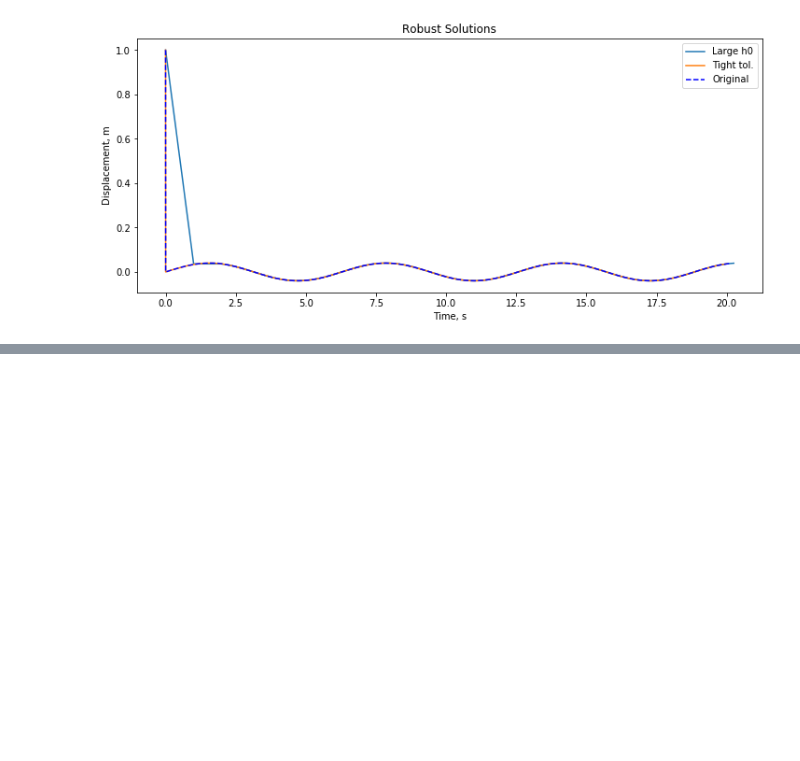
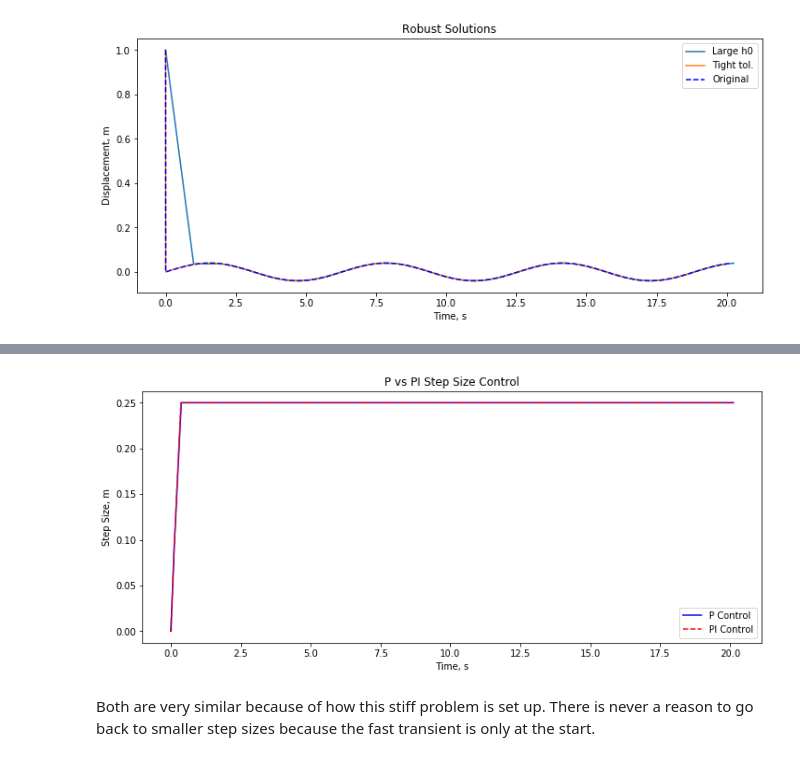
Before and after one commit to tlthomas3/coe311k, a Jupyter notebook: Thomas-Thomas-COE311K-FinalProject-Part3.ipynb, the cells around one changed output, grey strips where cells are left out. Saved outputs shown, nothing was run; the diff lists cells and outputs as text; code cells hidden in the pictures; blank space fills up the shorter version.

```diff
--- a/Thomas-Thomas-COE311K-FinalProject-Part3.ipynb
+++ b/Thomas-Thomas-COE311K-FinalProject-Part3.ipynb
@@ -121,14 +123,18 @@ def two_halves(f, x_n, t, h, tol=1e-4, iterations=50):
     x_n1 = nr_step_basic(f, x_n1_2, t+(h/2), h/2, tol, iterations)
     return x_n1
 
+# Modular step size function (for bonus PI controller implementation later)
+def proportional_h(tol, err, prev_err):
+    return np.sqrt(tol / (err + 1e-10))
+
 # Euler's Backward with Adaptive Step Size
-def euler_backward_adaptive(f, x0, t0, tf, h0, single_func=nr_step_basic, complex_func=two_halves, tol=1e-4, iterations=50):
+def euler_backward_adaptive(f, x0, t0, tf, h0, single_func=nr_step_basic, complex_func=two_halves, step_size_func=proportional_h, tol=1e-4, min_h=1e-7, iterations=50):
     t_vals = [t0]
     x_vals = [x0]
     nr_iterations = []
     nr_convergence = []
     h_vals = [h0]
-    errs = []
+    errs = [0]
     h = h0
 
     while t_vals[-1] <= tf:
@@ -136,9 +142,9 @@ def euler_backward_adaptive(f, x0, t0, tf, h0, single_func=nr_step_basic, comple
         complex_step = complex_func(f, x_vals[-1], t_vals[-1], h, tol, iterations)
         # New step size based on estimated error
         err = abs(complex_step[0] - single_step[0])
-        h *= np.sqrt(tol / (err + 1e-10))
+        h *= step_size_func(tol, err, errs[-1])
         # Step size safety
-        h = max(2e-9, min(h, max(0.25, h_vals[-1]*0.5)))
+        h = max(min_h, min(h, max(0.25, h_vals[-1]*0.5)))
         # Decision
         if err < tol:
             x_i1, nr_i, nr_c = complex_step
@@ -153,7 +159,7 @@ def euler_backward_adaptive(f, x0, t0, tf, h0, single_func=nr_step_basic, comple
 
 # Adaptive step size plots
 h0 = 0.01
-adaptive = euler_backward_adaptive(f, x0, t0, tf, h0, tol=1e-6)
+adaptive = euler_backward_adaptive(f, x0, t0, tf, h0, tol=1e-6, min_h=1e-7)
 plt.figure(figsize=(12,5))
 plt.plot(adaptive[0], adaptive[1])
 plt.xlabel("Time, s")
@@ -275,0 +293,24 @@ Damping is necessary with unneccessarily large step sizes, nonlinear functions,
+# %%
+h0 = 0.001
+kp = 0.7
+ki = 0.4
+
+# Using modular adaptive Euler's Backward function from earlier,
+# where the input step_size_func is the factor to multiply step size h.
+controlled_h = lambda tol, err, prev_err: np.power(tol / (err+1e-10), kp) * np.power(prev_err / (err+1e-10), ki)
+
+# Plot step sizes over time
+proportional = euler_backward_adaptive(f, x0, t0, tf, h0, step_size_func=proportional_h)
+controlled   = euler_backward_adaptive(f, x0, t0, tf, h0, step_size_func=controlled_h, min_h=2e-6)
+plt.figure(figsize=(12,5))
+plt.plot(proportional[0], proportional[4], 'b-', label="P Control")
+plt.plot(controlled[0], controlled[4], 'r--', label="PI Control")
+plt.xlabel("Time, s")
+plt.ylabel("Step Size, m")
+plt.title("P vs PI Step Size Control")
+plt.legend()
+plt.show()
+# %% [output]
+[figure, added]
+# %% [markdown]
+Both are very similar because of how this stiff problem is set up. There is never a reason to go back to smaller step sizes because the fast transient is only at the start.
```
Also changed, not shown: parts of 3 cells of this notebook.
